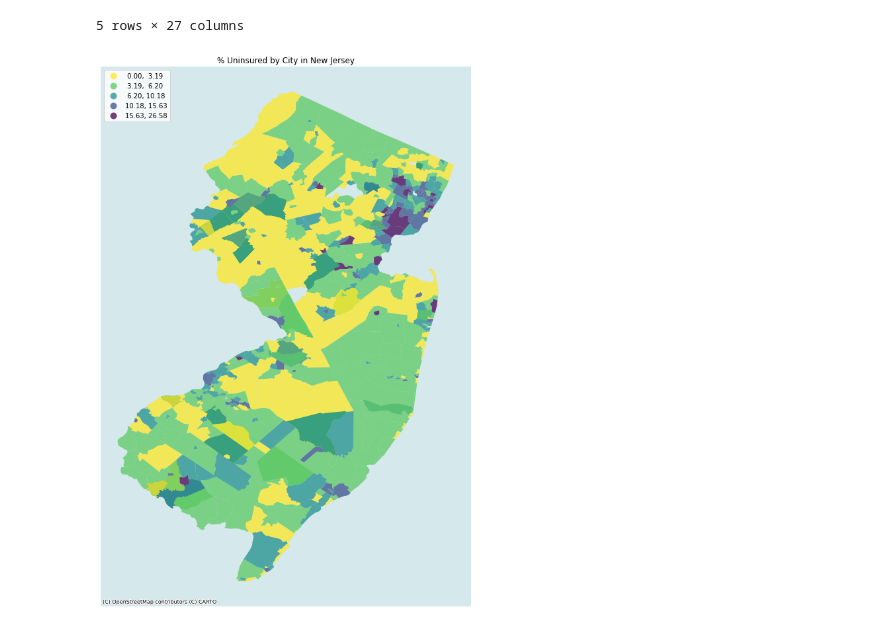
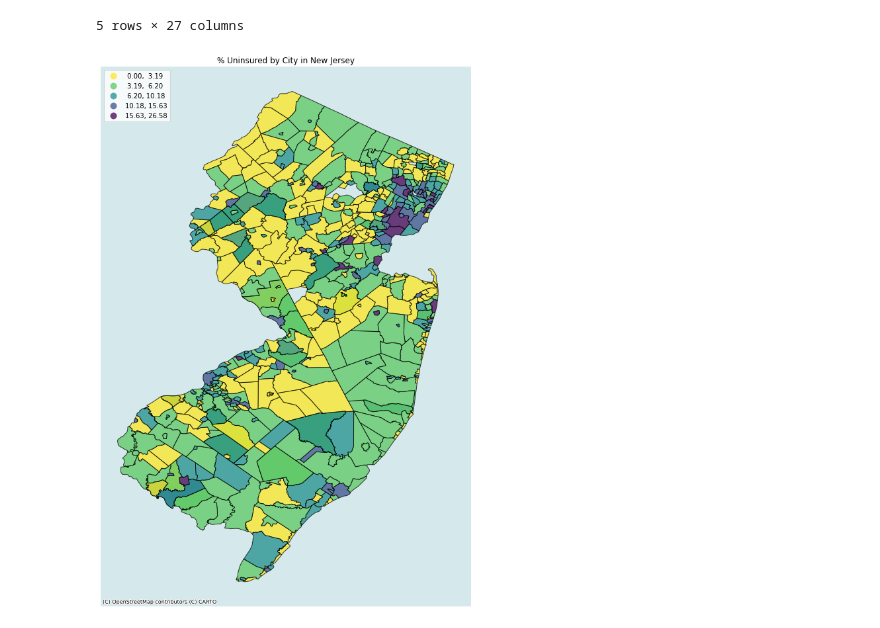
Before and after one commit to Myself1214/Pushing-P-Breakers, a Jupyter notebook: tobler_interpolation_test.ipynb, the cells around one changed output. Drawn from its saved outputs; the diff is of its cells as text; code cells hidden in the pictures.

Commit message:
Updatedtobler model heatmap

```diff
--- a/tobler_interpolation_test.ipynb
+++ b/tobler_interpolation_test.ipynb
@@ -178,31 +178,28 @@ df.head()
 # %%
 # Set up figure and a single axis
 f, ax = plt.subplots(1, figsize=(15, 15))
 
 # Build choropleth
 df.plot(
     column='% Uninsured',
     cmap='viridis_r',
     scheme='natural_breaks',
     k=5,
-    edgecolor='white',
-    linewidth=0.,
+    edgecolor='black',
+    linewidth=1,
     alpha=0.75,
     legend=True,
     legend_kwds=dict(loc=2),
     ax=ax
 )
 # Add basemap
 contextily.add_basemap(
     ax,
     crs=df.crs,
-    source=contextily.providers.CartoDB.VoyagerNoLabels,
+    source=contextily.providers.CartoDB.Voyager,
 )
-# Remove axes
 
 plt.title('% Uninsured by City in New Jersey')
 ax.set_axis_off();
-
-plt.savefig('output.png')
 # %% [output]
-[figure, old version]
+[figure, new version]
```
